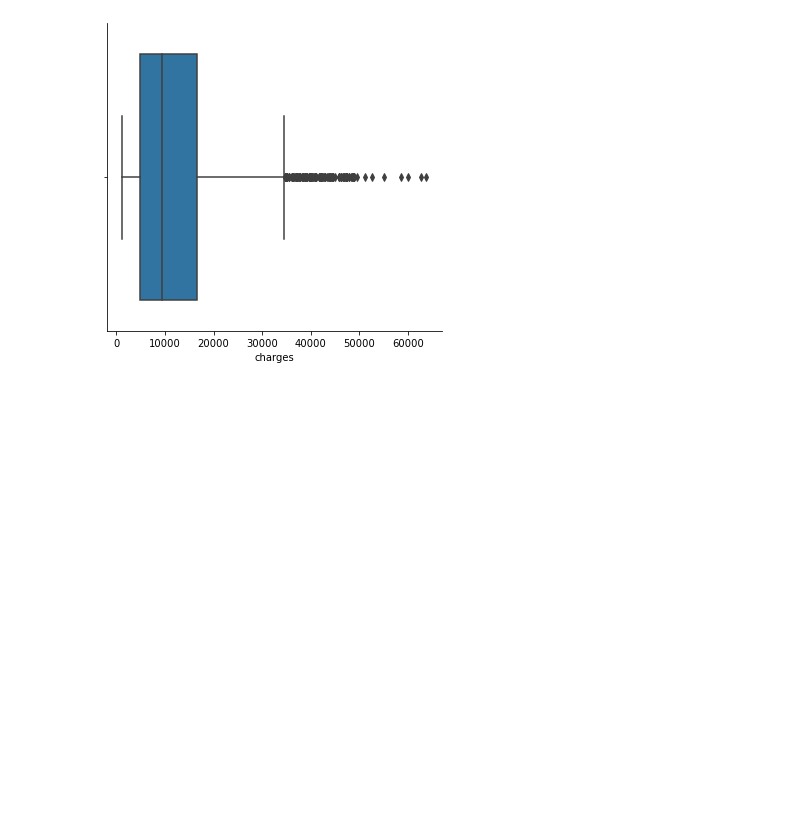
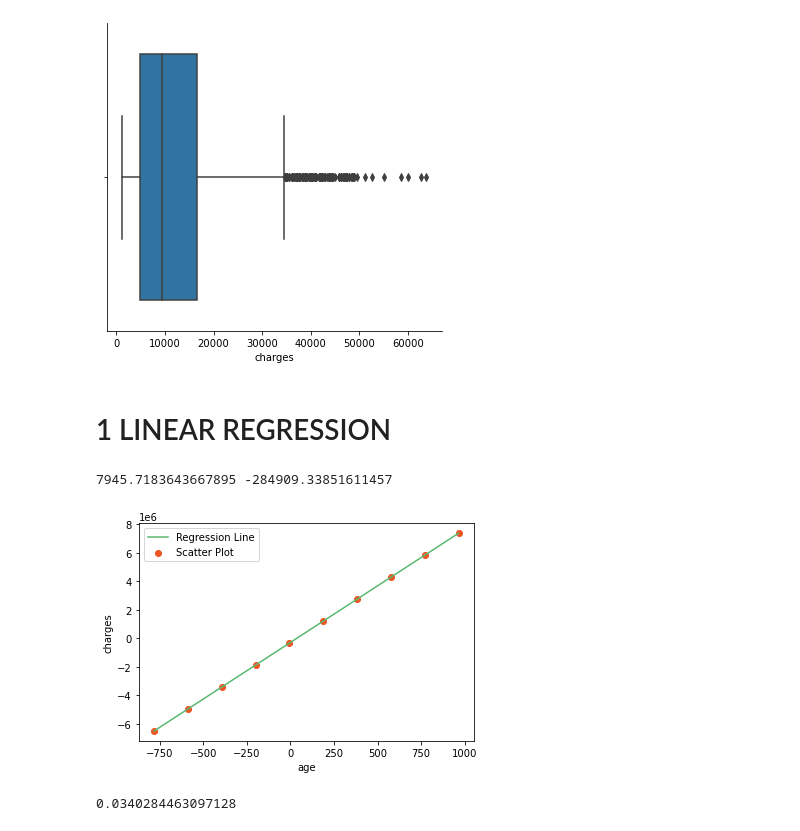
Before and after one commit to David-odhiambo254/linear-regresion, a Jupyter notebook: insuranceEDA.ipynb, the cells around one changed output. Saved outputs shown, nothing was run; the diff lists cells and outputs as text; code cells hidden in the pictures; blank space fills up the shorter version.

Commit message:
proceeded tolinear regression

```diff
--- a/insuranceEDA.ipynb
+++ b/insuranceEDA.ipynb
@@ -117,3 +119,60 @@ sns.catplot(x='charges',kind='box', data=client)
 # %% [output]
 <seaborn.axisgrid.FacetGrid at 0x...>
 [figure]
+# %% [markdown]
+# 1 LINEAR REGRESSION
+# %%
+# collecting X and Y
+X = client['age'].values
+y = client['charges'].values
+# %%
+# Mean X and Y
+mean_x = np.mean(X)
+mean_y = np.mean(y)
+
+# Total number of values
+m = len(x)
+#using formula to calculate b1 and b2
+numer = 0
+denominator = 0
+for i in range(m):
+    numer += (X[i] - mean_x) * (y[i] - mean_y)
+    denominator += (X[i] - mean_x) ** 2
+    b1 = numer / denominator
+    b0 = mean_y - (b1 * mean_x)
+
+# Print coefficients
+print(b1, b0)
+# %% [output]
+7945.7183643667895 -284909.33851611457
+# %%
+# Plotting values and regression line
+max_x = np.max(x) + 100
+min_x = np.min(x) - 100
+
+# Calculating line values x and y
+x = np.linspace(min_x, max_x, 10)
+y = b0 + b1 * x
+
+# Ploting line
+plt.plot(x, y, color='#58b970', label='Regression Line')
+# Ploting scatter points
+plt.scatter(x, y, c='#ef5423', label='Scatter Plot')
+plt.xlabel('age')
+plt.ylabel('charges')
+plt.legend()
+plt.show()
+# %% [output]
+[figure, added]
+# %%
+# R-squared method:
+ss_t = 0
+ss_r = 0
+for i in range(m):
+    y_pred = b0 + b1 * X[i]
+    ss_t += (y[i] - mean_y) ** 2
+    ss_r += (y[i] - y_pred) ** 2
+    r2 = 1 - (ss_r/ss_t)
+print(r2)
+# %% [output]
+0.0340284463097128
```
Also changed, not shown: parts of 3 cells of this notebook.
